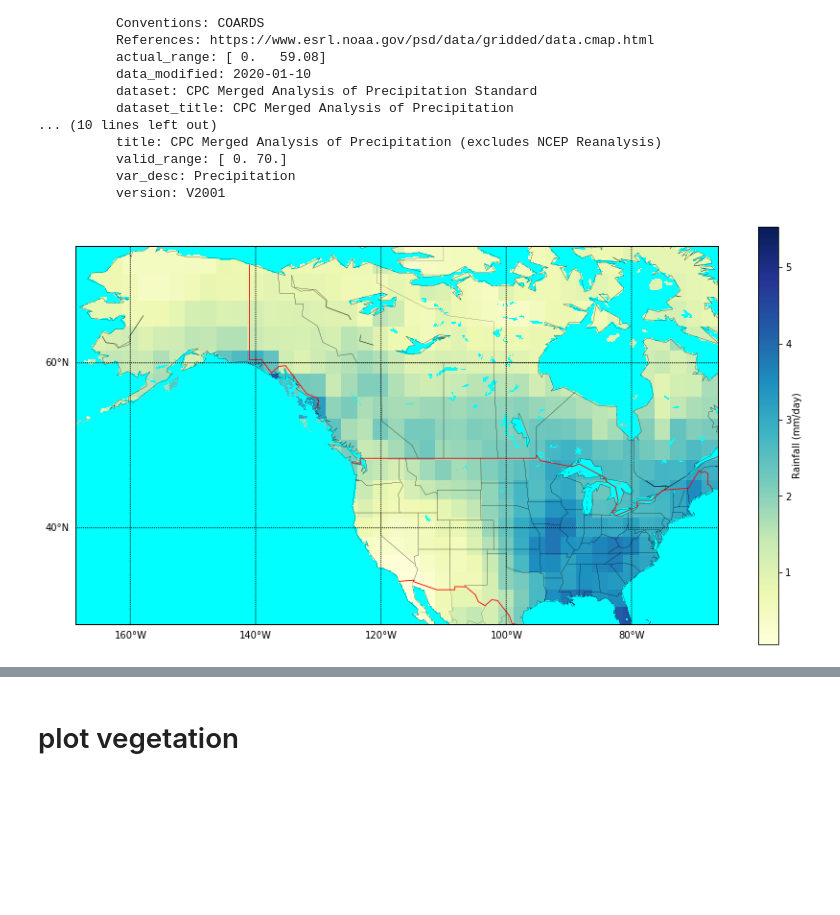
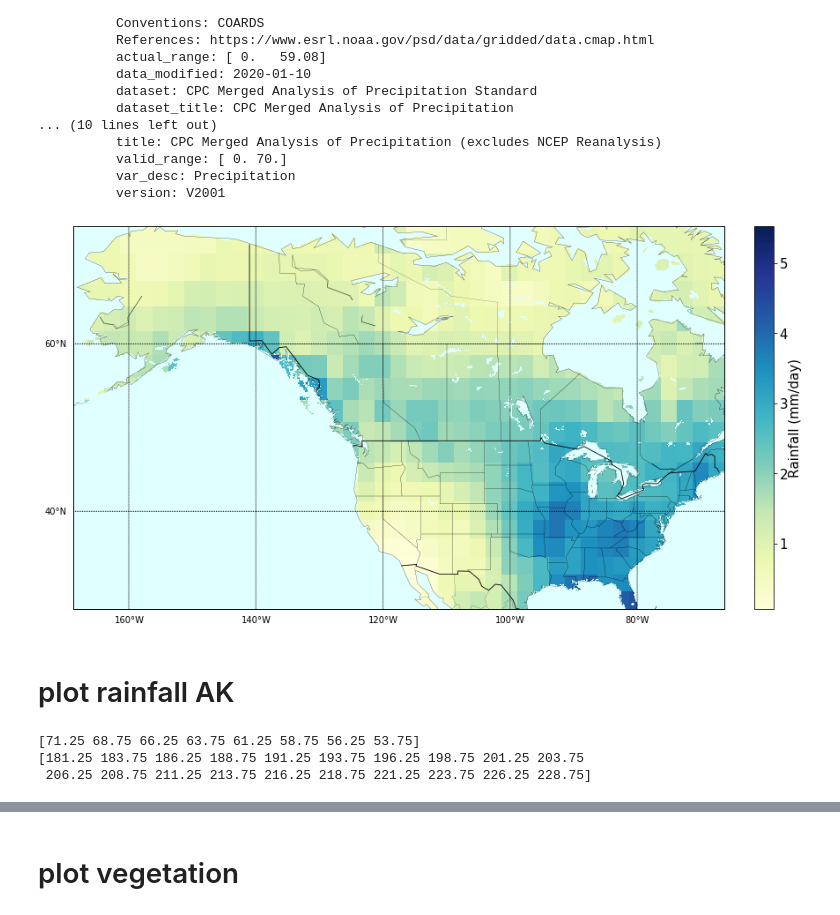
Before and after one commit to adityasant/ECE143_Project, a Jupyter notebook: Local Notebooks/geographic_map.ipynb, the cells around one changed output, grey strips where cells are left out. Drawn from its saved outputs; the diff is of its cells as text; code cells hidden in the pictures; blank space fills up the shorter version.

```diff
--- a/Local Notebooks/geographic_map.ipynb
+++ b/Local Notebooks/geographic_map.ipynb
@@ -130,3 +131,11 @@ print(lon)
  222.5 225.  227.5 230.  232.5 235.  237.5 240.  242.5 245.  247.5 250.
  252.5 255.  257.5 260.  262.5 265.  267.5 270.  272.5 275.  277.5 280.
  282.5 285.  287.5 290.  292.5]
+# %%
+import matplotlib as mpl
+font = {'family' : 'normal',
+        'weight' : 'normal',
+        'size'   : 15
+       }
+
+mpl.rc('font', **font)
@@ -132,0 +178,8 @@ print(lon)
+# %%
+ak_coords = (51.53, 71.33, -178.8, -130.05)
+ak_temp = region_based_cube(mean_temp, ak_coords)
+# %%
+lat = ak_temp.coord('latitude').points
+lon = ak_temp.coord('longitude').points
+print(lat)
+print(lon)
@@ -133,26 +190,28 @@ print(lon)
 # %%
 from pylab import *
 plt.figure(figsize=[15,8])
-m=Basemap(projection='mill',lat_ts=10, \
+m=Basemap(projection='mill',\
   llcrnrlon=lon.min(),urcrnrlon=lon.max(), \
   llcrnrlat=lat.min(),urcrnrlat=lat.max(), \
   resolution='c')
 # m=Basemap(projection='mill',llcrnrlat=25,urcrnrlat=50,\
 #             llcrnrlon=-125,urcrnrlon=-80,)
 m.drawcoastlines(linewidth=0.25)
-m.drawcountries(linewidth=0.85,color='red')
+m.drawcountries(linewidth=0.85,color='black')
 m.drawstates(linewidth=0.15)
 m.drawmapboundary()
 m.drawparallels(np.arange(0.,90.,20),labels=[1,0,0,0],fontsize=10)
 m.drawmeridians(np.arange(-160,-90,20),labels=[0,0,0,1],fontsize=10)
 # m.fillcontinents(color='lightgrey', zorder=1,lake_color='aqua')
-m.drawlsmask(land_color=(0,0,0,0),ocean_color='aqua',lakes=True,zorder=1)
+m.drawlsmask(land_color=(0,0,0,0),ocean_color='lightcyan',lakes=True,zorder=1)
 
 Lon,Lat = meshgrid(lon,lat)
 x, y = m(Lon,Lat)
-cs = m.pcolormesh(x,y,us_temp.data,shading='flat',cmap='viridis')
+cs = m.pcolormesh(x,y,ak_temp.data,shading='flat',cmap='viridis')
 # cs = m.pcolormesh(x,y,us_temp.data,shading='flat',cmap='BuGnYl')
-cbar= plt.colorbar()
+cbar= plt.colorbar(fraction=0.046, pad=0.04)
 cbar.set_label("Temperature (K)", labelpad=+1)
+plt.savefig('./plot_eps/ak_temp.png', dpi = 1200)
+plt.savefig('./plot_eps/ak_temp.pdf')
 plt.show()
 # %% [output]
@@ -201,26 +260,30 @@ lon = us_rain.coord('longitude').points
 # %%
 from pylab import *
 plt.figure(figsize=[15,8])
 m=Basemap(projection='mill',lat_ts=10, \
   llcrnrlon=lon.min(),urcrnrlon=lon.max(), \
   llcrnrlat=lat.min(),urcrnrlat=lat.max(), \
   resolution='c')
 # m=Basemap(projection='mill',llcrnrlat=25,urcrnrlat=50,\
 #             llcrnrlon=-125,urcrnrlon=-80,)
 m.drawcoastlines(linewidth=0.25)
-m.drawcountries(linewidth=0.85,color='red')
+m.drawcountries(linewidth=0.85,color='black')
 m.drawstates(linewidth=0.15)
 m.drawmapboundary()
 m.drawparallels(np.arange(0.,90.,20),labels=[1,0,0,0],fontsize=10)
 m.drawmeridians(np.arange(-160,-70,20),labels=[0,0,0,1],fontsize=10)
 # m.fillcontinents(color='lightgrey', zorder=1,lake_color='aqua')
-m.drawlsmask(land_color=(0,0,0,0),ocean_color='aqua',lakes=True,zorder=1)
+m.drawlsmask(land_color=(0,0,0,0),ocean_color='lightcyan',lakes=True,zorder=1)
 
 Lon,Lat = meshgrid(lon,lat)
 x, y = m(Lon,Lat)
 cs = m.pcolormesh(x,y,us_rain.data,shading='flat',cmap=plt.cm.YlGnBu)
-cbar= plt.colorbar()
+cbar= plt.colorbar(fraction=0.046, pad=0.04)
 cbar.set_label("Rainfall (mm/day)", labelpad=+1)
+plt.savefig('./plot_eps/us_rain.png', dpi=1200)
+plt.savefig('./plot_eps/us_rain.pdf')
 plt.show()
 # %% [output]
-[figure, old version]
+[figure, new version]
+# %% [markdown]
+# plot rainfall AK
@@ -226,0 +292,10 @@ plt.show()
+# %%
+lat = ak_rain.coord('latitude').points
+lon = ak_rain.coord('longitude').points
+
+print(lat)
+print(lon)
+# %% [output]
+[71.25 68.75 66.25 63.75 61.25 58.75 56.25 53.75]
+[181.25 183.75 186.25 188.75 191.25 193.75 196.25 198.75 201.25 203.75
+ 206.25 208.75 211.25 213.75 216.25 218.75 221.25 223.75 226.25 228.75]
```
Also changed, not shown: parts of 10 cells of this notebook.
